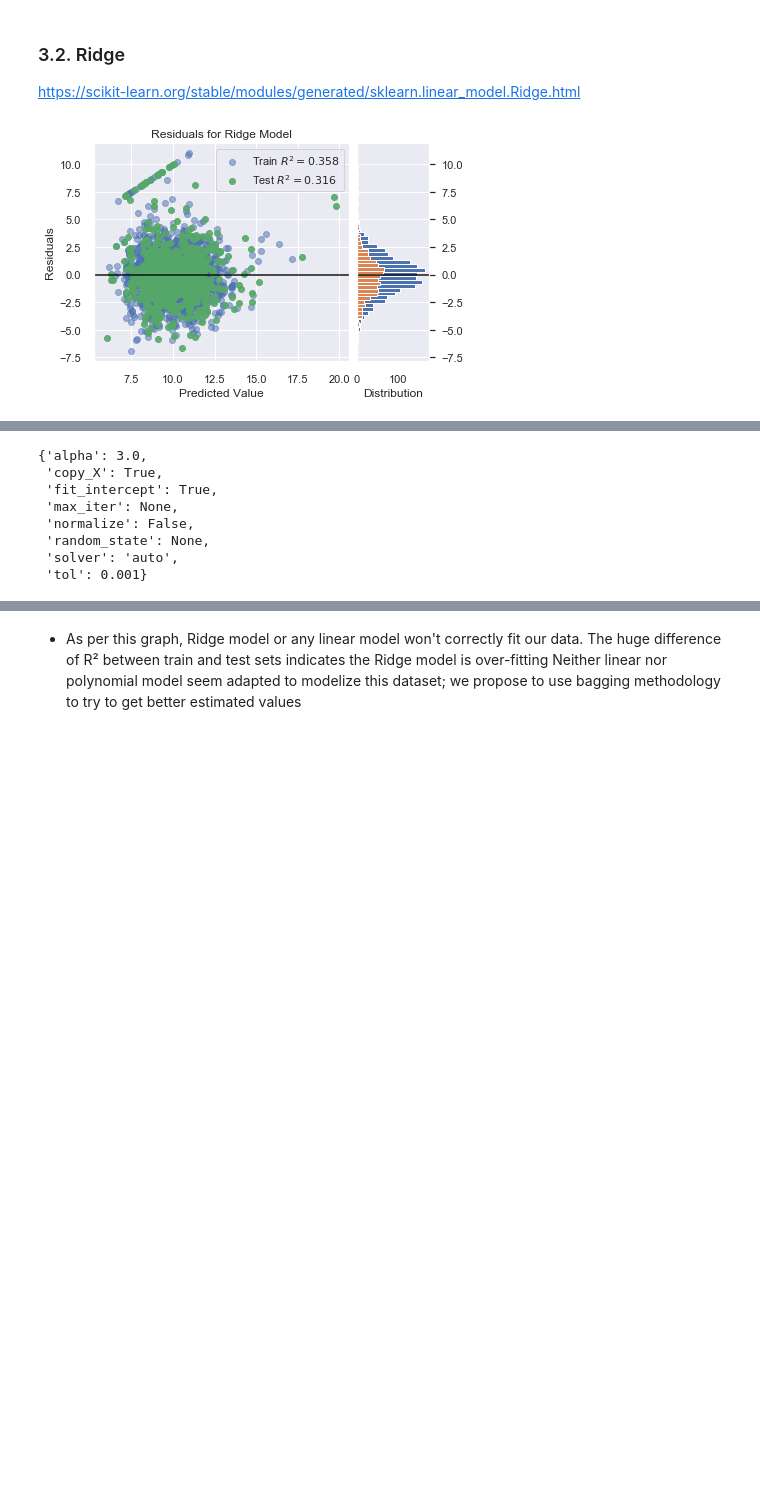
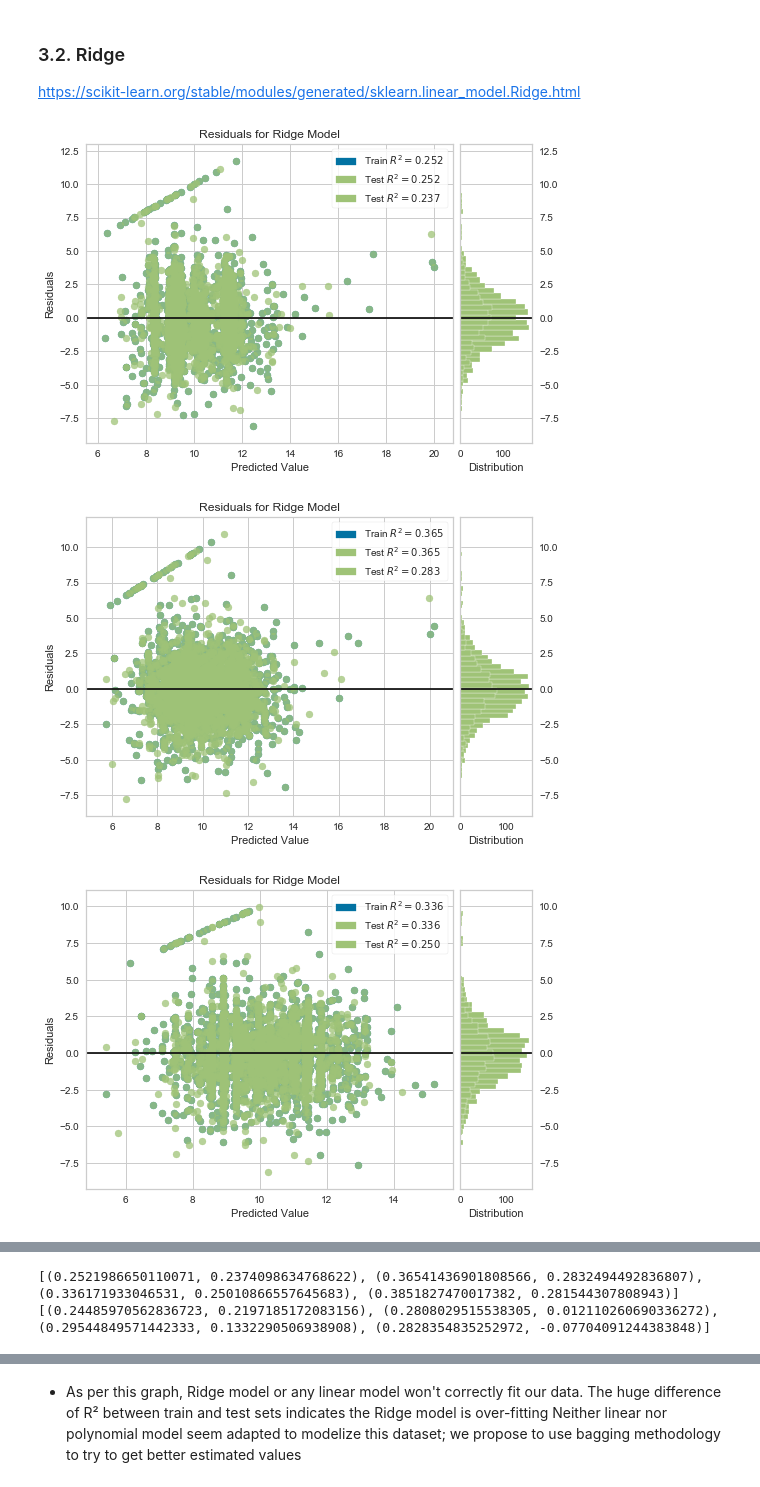
Before and after one commit to AlbandeB/Python-project, a Jupyter notebook: PACP v2.ipynb, the cells around one changed output, grey strips where cells are left out. Drawn from its saved outputs; the diff is of its cells as text; code cells hidden in the pictures; blank space fills up the shorter version.

```diff
--- a/PACP v2.ipynb
+++ b/PACP v2.ipynb
@@ -416,7 +418,7 @@ All Costs:                             2,331,122,923
 Operator ID, Pipeline Type, Liquid Type, Cause Category, Net Loss (Barrels), Liquid Ignition, Liquid Explosion, Shutdown duration. **We name this dataset as X_intuitive.**
 # %%
 # Select columns to be used for prediction
-s = pd.Series([34,2,4,7,8,9,13,14,15,16,22,23,21,35])
+s = pd.Series([34,2,4,7,8,9,13,14,15,16,22,23,21,35, 27])
 
 # For X_intuitive dataset
 intuitive = pd.Series([4,8,9,16,21,22,23,35])
@@ -481,2 +482,5 @@ Name: Pipeline Location, dtype: int64
+# %%
+df_selected2['Public Evacuations'].describe()
+df_selected2 = df_selected2.fillna({'Public Evacuations': 0})
 # %% [markdown]
 #### - Creation of Log All Cost
@@ -894,0 +916,11 @@ list(features_intuitive)
+# %%
+print(X.shape)
+model = Ridge(alpha=3.0, fit_intercept=True, max_iter=None, normalize=False, solver='auto', tol=0.001)
+visualizer = ResidualsPlot(model)
+X_train, X_test, y_train, y_test = train_test_split(X, y, test_size=0.3, random_state=123)
+visualizer.fit(X_train, y_train)
+
+# Use of SelectFromModel
+modela = SelectFromModel(model, prefit=True)
+X_new = modela.transform(X)
+print(X_new.shape)
@@ -935,14 +992,29 @@ $$ R^2 = 1 - \frac{Sum of Squares of Residuals}{Total Sum of Squares} = 1 - \fra
 https://scikit-learn.org/stable/modules/generated/sklearn.linear_model.Ridge.html
 # %%
 # Instantiate the linear model and visualizer
-model = Ridge(alpha=3.0, fit_intercept=True, max_iter=None, normalize=False, solver='auto', tol=0.001)
+R_sq_list = []
+R_adj_list = []
 
-visualizer = ResidualsPlot(model)
+for Set in Sets:
 
-visualizer.fit(X_train, y_train)  # Fit the training data to the visualizer
-print(visualizer.score(X_test, y_test))  # Evaluate the model on the test data
-g = visualizer.poof()             # Draw/show/poof the data
+    model = Ridge(alpha=3.0, fit_intercept=True, max_iter=None, normalize=False, solver='auto', tol=0.001)
+    visualizer = ResidualsPlot(model)
+    visualizer.fit(Set[0], Set[1])  # Fit the training data to the visualizer
 
-model.get_params()
+    R_sq_train = visualizer.score(Set[0], Set[1])
+    R_sq_test = visualizer.score(Set[2], Set[3])
+    R_adj_train = 1 - (1-R_sq_train)*(len(Set[1])-1)/(len(Set[1])-Set[0].shape[1]-1)
+    R_adj_test = 1 - (1-R_sq_test)*(len(Set[3])-1)/(len(Set[3])-Set[2].shape[1]-1)
+
+    R_sq_list.append((R_sq_train, R_sq_test))
+    R_adj_list.append((R_adj_train, R_adj_test))
+
+    g = visualizer.poof()             # Draw/show/poof the data
+    model.get_params()
+
+print(R_sq_list)
+print(R_adj_list)
 # %% [output]
-[figure, old version]
+[figure, new version]
+[figure, added]
+[figure, added]
@@ -949,8 +1022,2 @@ model.get_params()
-{'alpha': 3.0,
- 'copy_X': True,
- 'fit_intercept': True,
- 'max_iter': None,
- 'normalize': False,
- 'random_state': None,
- 'solver': 'auto',
- 'tol': 0.001}
+[(0.2521986650110071, 0.2374098634768622), (0.36541436901808566, 0.2832494492836807), (0.336171933046531, 0.25010866557645683), (0.3851827470017382, 0.281544307808943)]
+[(0.24485970562836723, 0.2197185172083156), (0.2808029515538305, 0.012110260690336272), (0.29544849571442333, 0.1332290506938908), (0.2828354835252972, -0.07704091244383848)]
```
Also changed, not shown: parts of 55 cells of this notebook.
